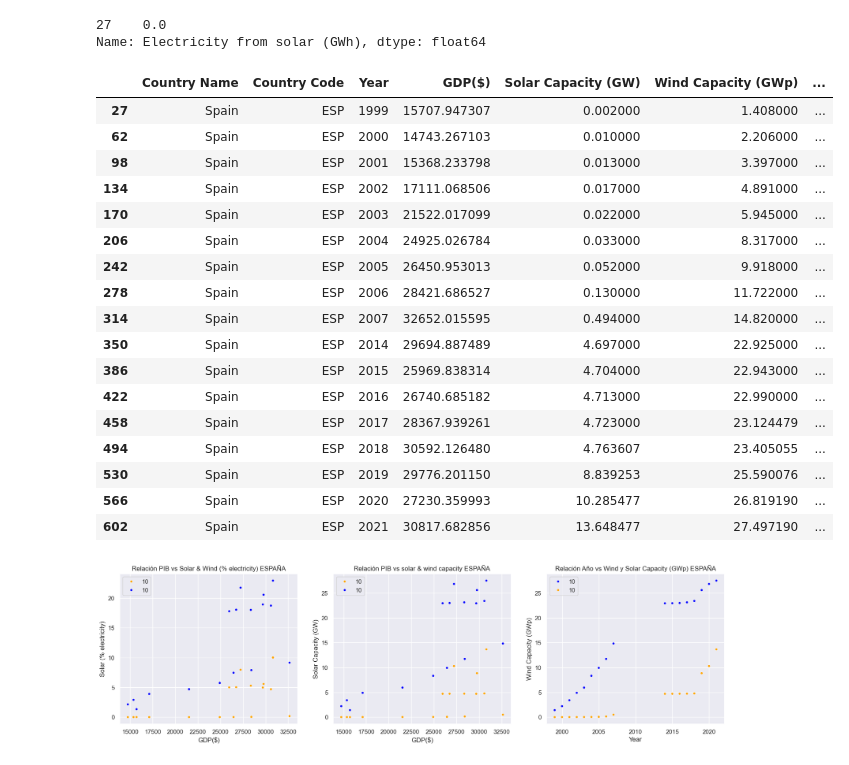
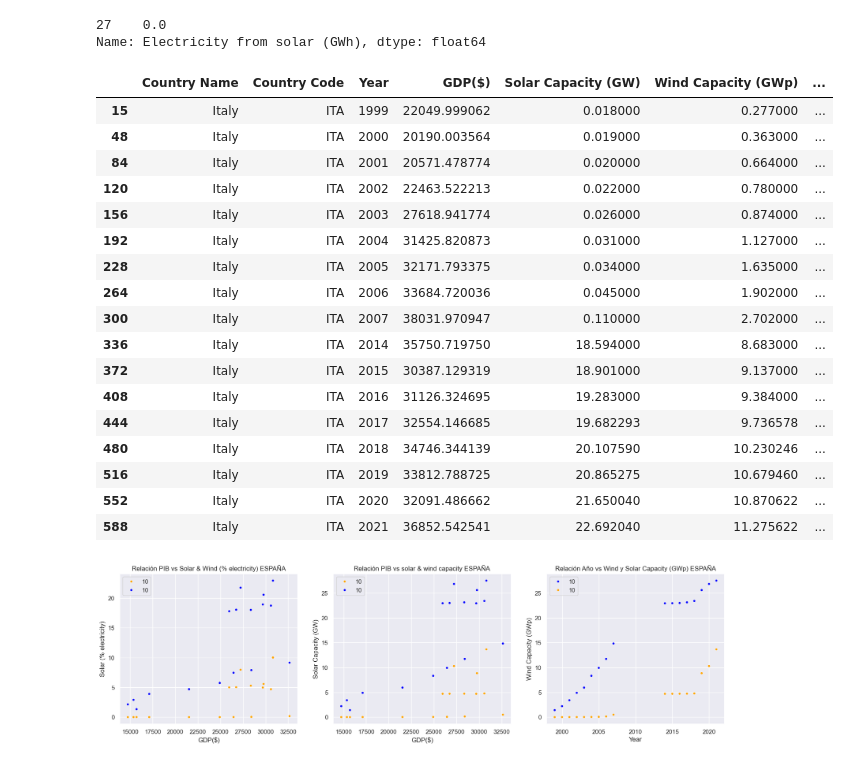
Before and after one commit to sansisimon/renewable-energy-project, a Jupyter notebook: 01-EDA.ipynb, the cells around one changed output. Drawn from its saved outputs; the diff is of its cells as text; code cells hidden in the pictures.

```diff
--- a/01-EDA.ipynb
+++ b/01-EDA.ipynb
@@ -1195,26 +1195,26 @@ df_merge3['Electricity from solar (GWh)'][(df_merge3['Country Name'] == 'Spain')
 df_merge3['solar energy capacity factor'] = df_merge3['Electricity from solar (GWh)']/ (df_merge3['Solar Capacity (GW)']*8760)*100
 df_merge3['wind energy capacity factor'] = df_merge3['Electricity from wind (GWh)']/ (df_merge3['Wind Capacity (GWp)']*8760) *100
 # %%
-df_merge3[df_merge3['Country Name'] == 'Spain']
+df_merge3[df_merge3['Country Name'] == 'Italy']
 # %% [output]
 |  | Country Name | Country Code | Year | GDP($) | Solar Capacity (GW) | Wind Capacity (GWp) | ... |
-| 27 | Spain | ESP | 1999 | 15707.947307 | 0.002000 | 1.408000 | ... |
-| 62 | Spain | ESP | 2000 | 14743.267103 | 0.010000 | 2.206000 | ... |
-| 98 | Spain | ESP | 2001 | 15368.233798 | 0.013000 | 3.397000 | ... |
-| 134 | Spain | ESP | 2002 | 17111.068506 | 0.017000 | 4.891000 | ... |
-| 170 | Spain | ESP | 2003 | 21522.017099 | 0.022000 | 5.945000 | ... |
-| 206 | Spain | ESP | 2004 | 24925.026784 | 0.033000 | 8.317000 | ... |
-| 242 | Spain | ESP | 2005 | 26450.953013 | 0.052000 | 9.918000 | ... |
-| 278 | Spain | ESP | 2006 | 28421.686527 | 0.130000 | 11.722000 | ... |
-| 314 | Spain | ESP | 2007 | 32652.015595 | 0.494000 | 14.820000 | ... |
-| 350 | Spain | ESP | 2014 | 29694.887489 | 4.697000 | 22.925000 | ... |
-| 386 | Spain | ESP | 2015 | 25969.838314 | 4.704000 | 22.943000 | ... |
-| 422 | Spain | ESP | 2016 | 26740.685182 | 4.713000 | 22.990000 | ... |
-| 458 | Spain | ESP | 2017 | 28367.939261 | 4.723000 | 23.124479 | ... |
-| 494 | Spain | ESP | 2018 | 30592.126480 | 4.763607 | 23.405055 | ... |
-| 530 | Spain | ESP | 2019 | 29776.201150 | 8.839253 | 25.590076 | ... |
-| 566 | Spain | ESP | 2020 | 27230.359993 | 10.285477 | 26.819190 | ... |
-| 602 | Spain | ESP | 2021 | 30817.682856 | 13.648477 | 27.497190 | ... |
+| 15 | Italy | ITA | 1999 | 22049.999062 | 0.018000 | 0.277000 | ... |
+| 48 | Italy | ITA | 2000 | 20190.003564 | 0.019000 | 0.363000 | ... |
+| 84 | Italy | ITA | 2001 | 20571.478774 | 0.020000 | 0.664000 | ... |
+| 120 | Italy | ITA | 2002 | 22463.522213 | 0.022000 | 0.780000 | ... |
+| 156 | Italy | ITA | 2003 | 27618.941774 | 0.026000 | 0.874000 | ... |
+| 192 | Italy | ITA | 2004 | 31425.820873 | 0.031000 | 1.127000 | ... |
+| 228 | Italy | ITA | 2005 | 32171.793375 | 0.034000 | 1.635000 | ... |
+| 264 | Italy | ITA | 2006 | 33684.720036 | 0.045000 | 1.902000 | ... |
+| 300 | Italy | ITA | 2007 | 38031.970947 | 0.110000 | 2.702000 | ... |
+| 336 | Italy | ITA | 2014 | 35750.719750 | 18.594000 | 8.683000 | ... |
+| 372 | Italy | ITA | 2015 | 30387.129319 | 18.901000 | 9.137000 | ... |
+| 408 | Italy | ITA | 2016 | 31126.324695 | 19.283000 | 9.384000 | ... |
+| 444 | Italy | ITA | 2017 | 32554.146685 | 19.682293 | 9.736578 | ... |
+| 480 | Italy | ITA | 2018 | 34746.344139 | 20.107590 | 10.230246 | ... |
+| 516 | Italy | ITA | 2019 | 33812.788725 | 20.865275 | 10.679460 | ... |
+| 552 | Italy | ITA | 2020 | 32091.486662 | 21.650040 | 10.870622 | ... |
+| 588 | Italy | ITA | 2021 | 36852.542541 | 22.692040 | 11.275622 | ... |
 # %%
 df_merge3.to_csv('data/usable/wind-solar-gdp.csv', index=False)
 # %%
```
Also changed, not shown: parts of 8 cells of this notebook, 1 other file.
